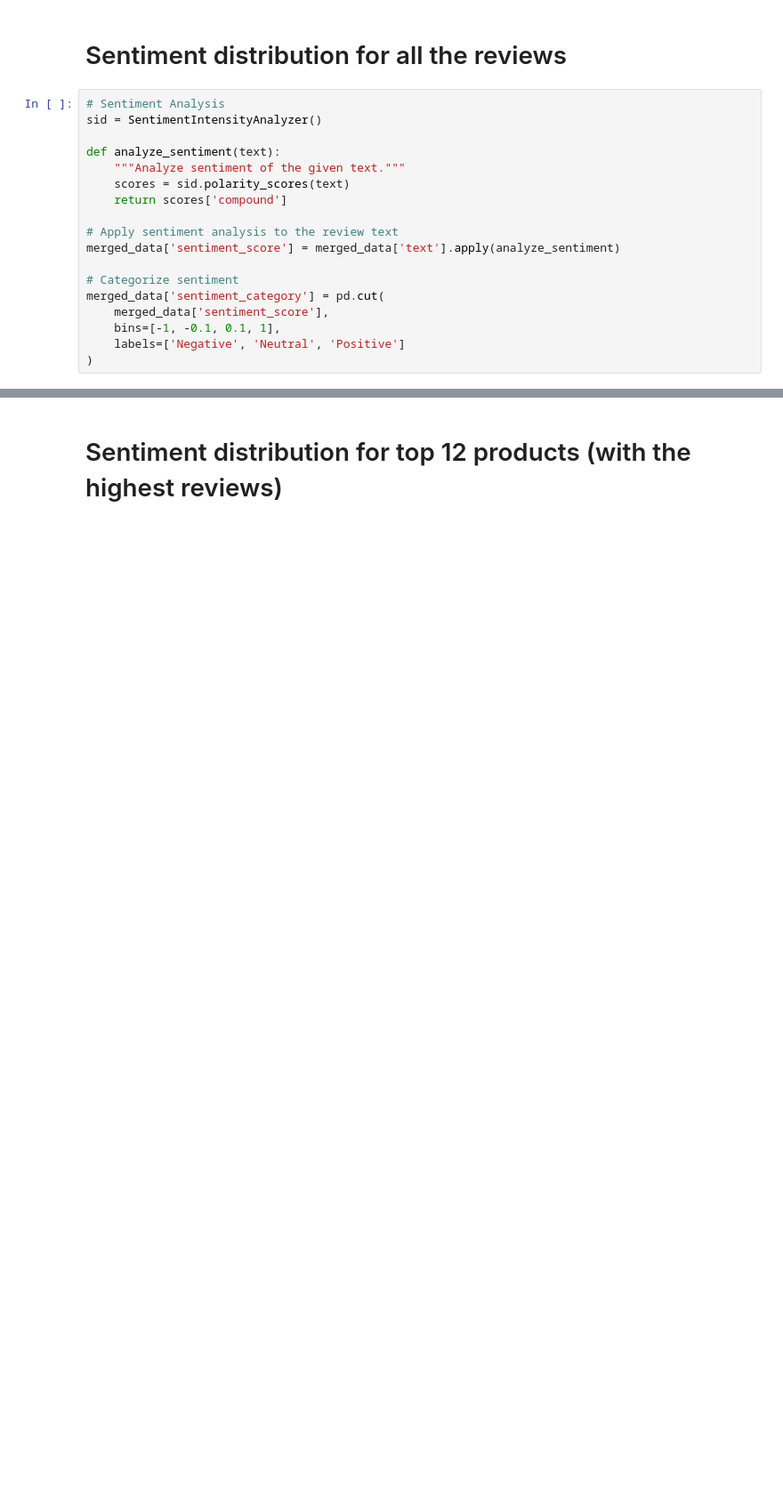
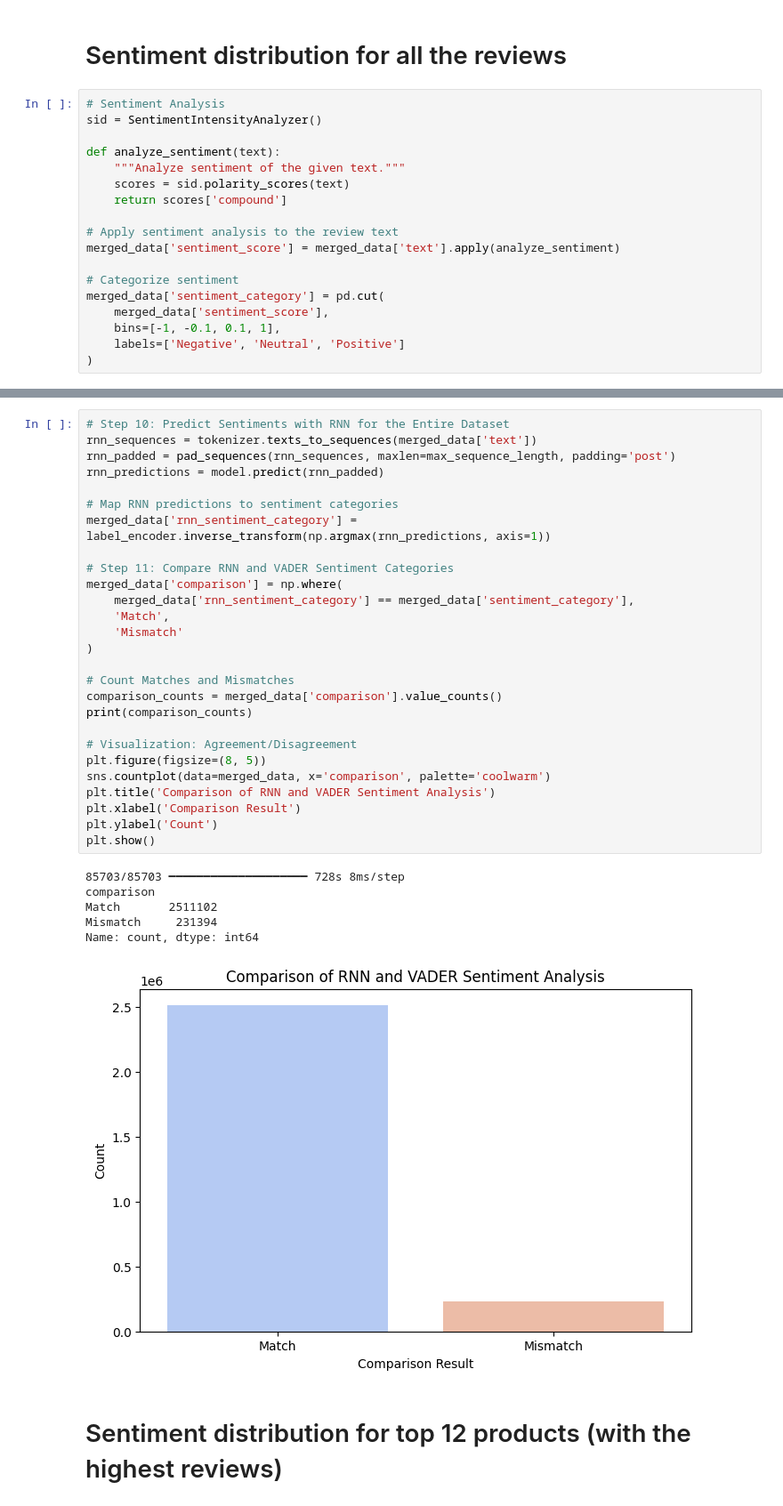
Before and after one commit to maciejkar/Amazon-Product-Improvement, a Jupyter notebook: sentiment analysis.ipynb, the cells around one changed output, grey strips where cells are left out. Shown at 89% size. Saved outputs shown, nothing was run; the diff lists cells and outputs as text; blank space fills up the shorter version.

```diff
--- a/sentiment analysis.ipynb
+++ b/sentiment analysis.ipynb
@@ -211,2 +233,36 @@ Epoch 3/5
+# %%
+# Step 10: Predict Sentiments with RNN for the Entire Dataset
+rnn_sequences = tokenizer.texts_to_sequences(merged_data['text'])
+rnn_padded = pad_sequences(rnn_sequences, maxlen=max_sequence_length, padding='post')
+rnn_predictions = model.predict(rnn_padded)
+
+# Map RNN predictions to sentiment categories
+merged_data['rnn_sentiment_category'] = label_encoder.inverse_transform(np.argmax(rnn_predictions, axis=1))
+
+# Step 11: Compare RNN and VADER Sentiment Categories
+merged_data['comparison'] = np.where(
+    merged_data['rnn_sentiment_category'] == merged_data['sentiment_category'],
+    'Match',
+    'Mismatch'
+)
+
+# Count Matches and Mismatches
+comparison_counts = merged_data['comparison'].value_counts()
+print(comparison_counts)
+
+# Visualization: Agreement/Disagreement
+plt.figure(figsize=(8, 5))
+sns.countplot(data=merged_data, x='comparison', palette='coolwarm')
+plt.title('Comparison of RNN and VADER Sentiment Analysis')
+plt.xlabel('Comparison Result')
+plt.ylabel('Count')
+plt.show()
+# %% [output]
+85703/85703 ━━━━━━━━━━━━━━━━━━━━ 728s 8ms/step
+comparison
+Match       2511102
+Mismatch     231394
+Name: count, dtype: int64
+[figure, added]
 # %% [markdown]
 # Sentiment distribution for top 12 products (with the highest reviews)
```
Also changed, not shown: parts of 11 cells of this notebook.
